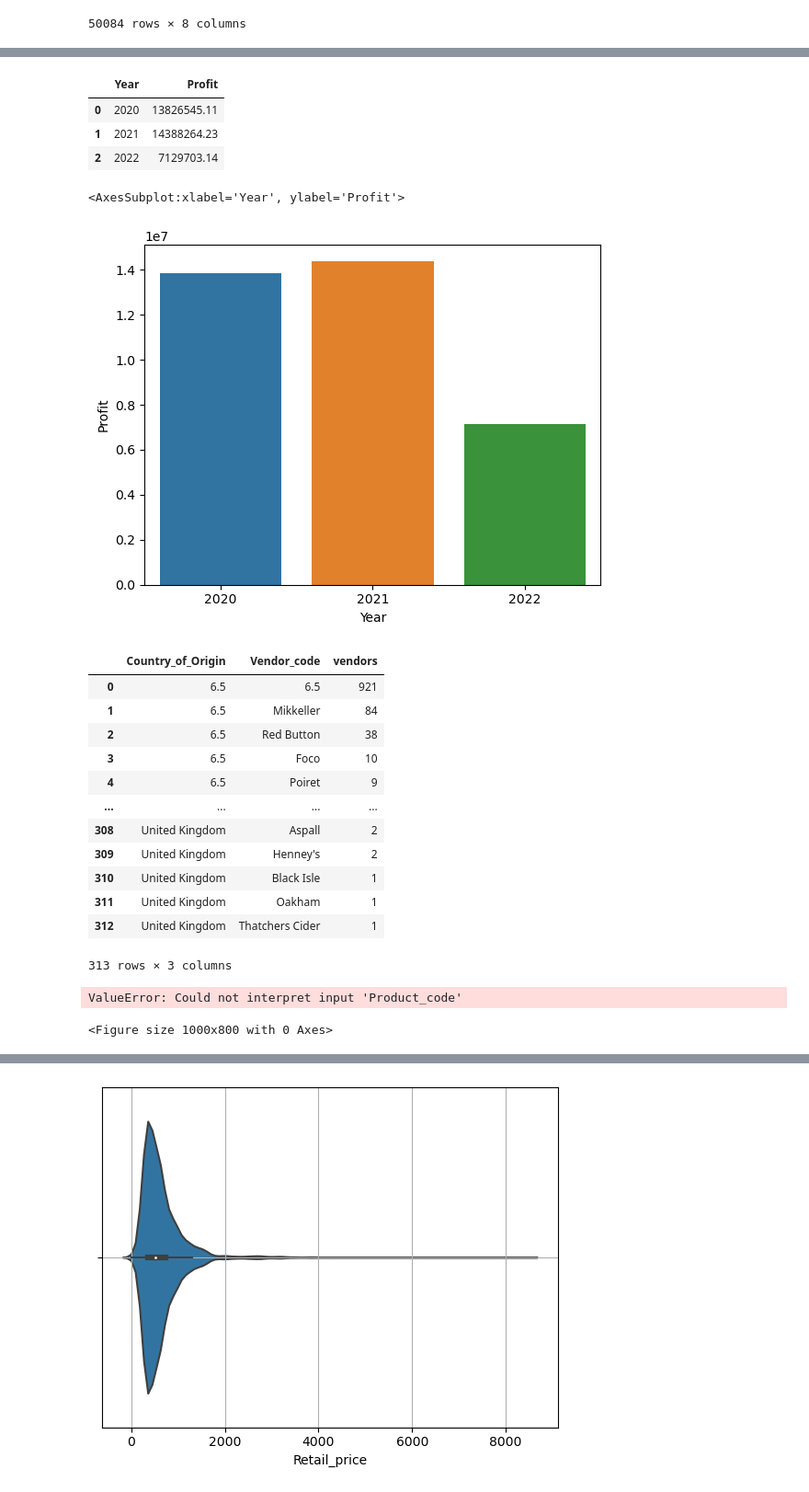
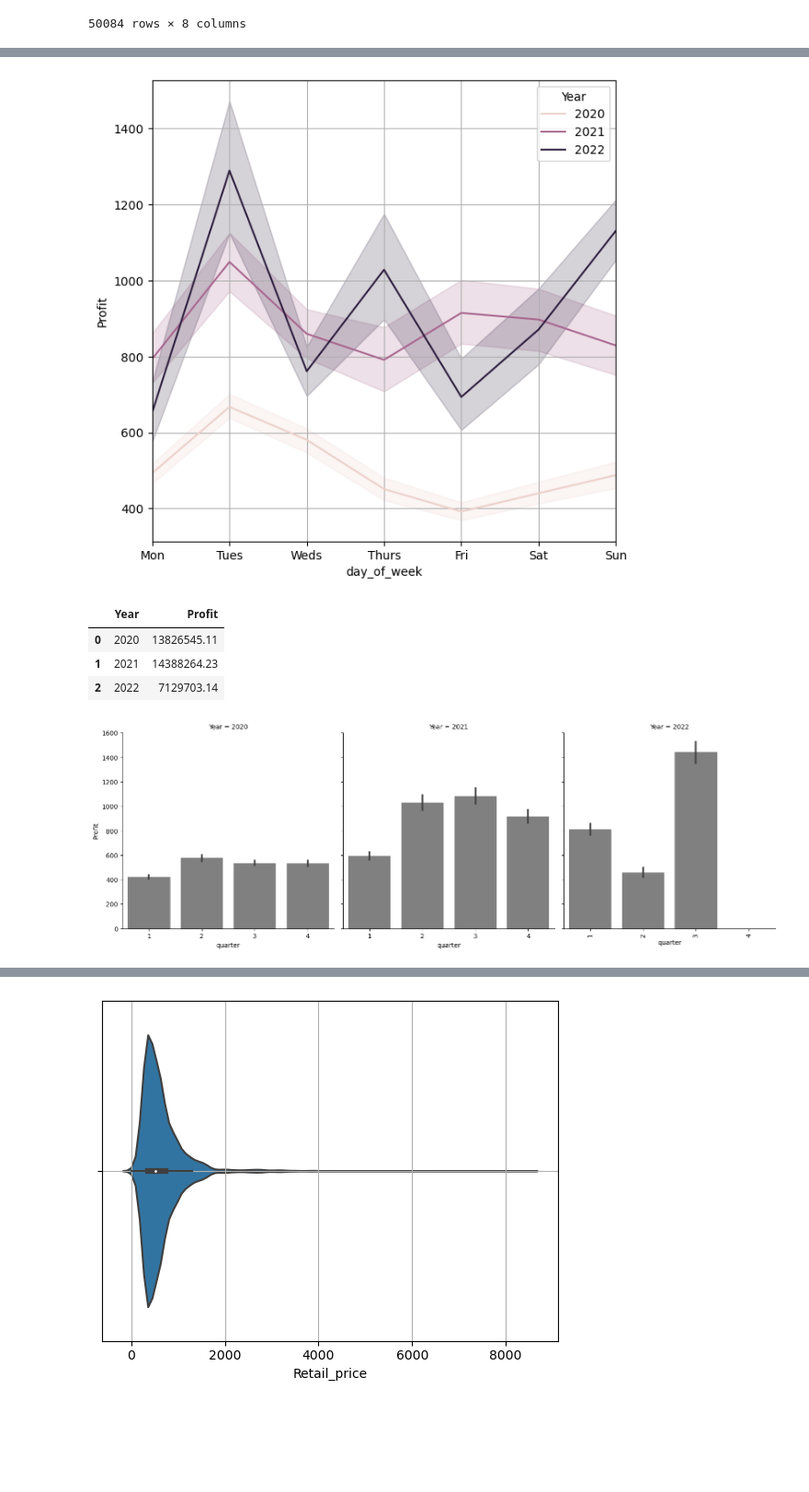
Before and after one commit to daongochoa2002/Mid-term-Project-Group-5, a Jupyter notebook: Bar Sales Analysis.ipynb, the cells around one changed output, grey strips where cells are left out. Shown at 92% size. Drawn from its saved outputs; the diff is of its cells as text; code cells hidden in the pictures; blank space fills up the shorter version.

```diff
--- a/Bar Sales Analysis.ipynb
+++ b/Bar Sales Analysis.ipynb
@@ -260,3 +240,13 @@ plt.show()
+# %%
+days = ['Mon','Tues','Weds','Thurs','Fri','Sat','Sun']
+plt.figure(figsize=(7,7))
+plt.grid()
+sns.lineplot(x="day_of_week", y="Profit",hue='Year', data=df)
+plt.xticks([0, 1, 2,3,4,5,6],days)
+plt.xlim(0,6)
+plt.show()
+# %% [output]
+[figure, added]
 # %%
 df = transactions_df.groupby(['Year']).Profit.sum().reset_index()
 df
@@ -265,33 +255,12 @@ df
 | 0 | 2020 | 13826545.11 |
 | 1 | 2021 | 14388264.23 |
 | 2 | 2022 | 7129703.14 |
+# %%
+transactions_df['quarter'] = pd.PeriodIndex(transactions_df['Date_and_time_of_unloading'], freq='Q')
+transactions_df['quarter'] = transactions_df['quarter'].astype(str).str.split('Q').apply(lambda x: x[1])
 # %%
-sns.barplot(data=df, x="Year", y="Profit")
+sns.catplot(data=transactions_df, x="quarter", y="Profit",col='Year',kind="bar",color='gray')
+plt.xticks(rotation=90)
+plt.show()
 # %% [output]
-<AxesSubplot:xlabel='Year', ylabel='Profit'>
-[figure, old version]
+[figure, new version]
-# %%
-df = products_df.reset_index().groupby('Country_of_Origin').Vendor_code.value_counts().reset_index(name='vendors')
-df
-# %% [output]
-|  | Country_of_Origin | Vendor_code | vendors |
-| 0 | 6.5 | 6.5 | 921 |
-| 1 | 6.5 | Mikkeller | 84 |
-| 2 | 6.5 | Red Button | 38 |
-| 3 | 6.5 | Foco | 10 |
-| 4 | 6.5 | Poiret | 9 |
-| ... | ... | ... | ... |
-| 308 | United Kingdom | Aspall | 2 |
-| 309 | United Kingdom | Henney's | 2 |
-| 310 | United Kingdom | Black Isle | 1 |
-| 311 | United Kingdom | Oakham | 1 |
-| 312 | United Kingdom | Thatchers Cider | 1 |
-313 rows × 3 columns
-# %%
-plt.figure(figsize=(10,8))
-sns.barplot(data=df, x="Country_of_Origin", y="Product_code",palette='rainbow')
-plt.xticks(rotation=90)
-plt.show()
-# %% [output]
-ValueError: Could not interpret input 'Product_code'
-<Figure size 1000x800 with 0 Axes>
```
Also changed, not shown: parts of 72 cells of this notebook.
